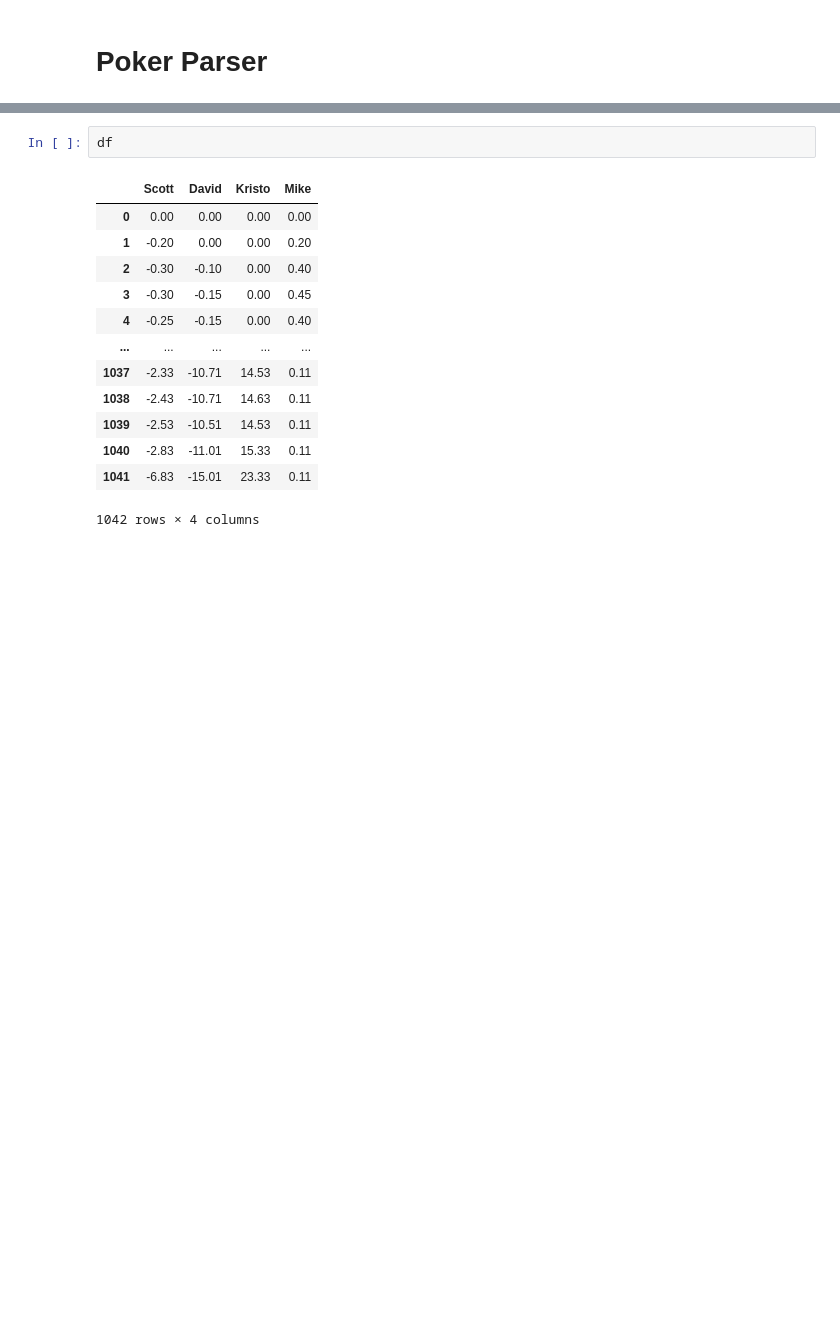
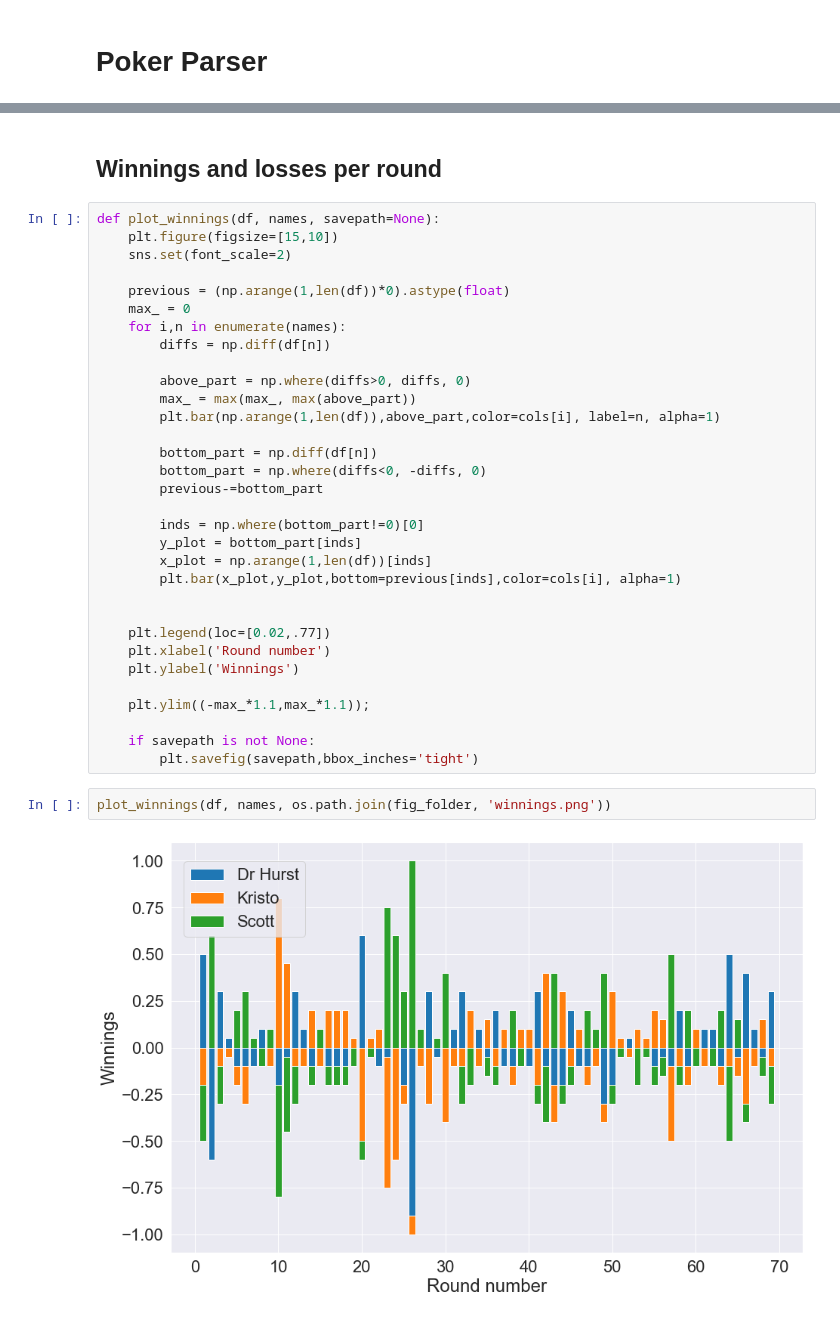
Before and after one commit to ScottVinay/Poker-Parser, a Jupyter notebook: src/Poker_Parser.ipynb, the cells around one changed output, grey strips where cells are left out. Saved outputs shown, nothing was run; the diff lists cells and outputs as text; blank space fills up the shorter version.

```diff
--- a/src/Poker_Parser.ipynb
+++ b/src/Poker_Parser.ipynb
@@ -399,16 +97,38 @@ len(np.where(np.diff(df['Mike'])!=0)[0])
-# %%
-df
-# %% [output]
-|  | Scott | David | Kristo | Mike |
-| 0 | 0.00 | 0.00 | 0.00 | 0.00 |
-| 1 | -0.20 | 0.00 | 0.00 | 0.20 |
-| 2 | -0.30 | -0.10 | 0.00 | 0.40 |
-| 3 | -0.30 | -0.15 | 0.00 | 0.45 |
-| 4 | -0.25 | -0.15 | 0.00 | 0.40 |
-| ... | ... | ... | ... | ... |
-| 1037 | -2.33 | -10.71 | 14.53 | 0.11 |
-| 1038 | -2.43 | -10.71 | 14.63 | 0.11 |
-| 1039 | -2.53 | -10.51 | 14.53 | 0.11 |
-| 1040 | -2.83 | -11.01 | 15.33 | 0.11 |
-| 1041 | -6.83 | -15.01 | 23.33 | 0.11 |
-1042 rows × 4 columns
+# %% [markdown]
+## Winnings and losses per round
+# %%
+def plot_winnings(df, names, savepath=None):
+    plt.figure(figsize=[15,10])
+    sns.set(font_scale=2)
+
+    previous = (np.arange(1,len(df))*0).astype(float)
+    max_ = 0
+    for i,n in enumerate(names):
+        diffs = np.diff(df[n])
+
+        above_part = np.where(diffs>0, diffs, 0)
+        max_ = max(max_, max(above_part))
+        plt.bar(np.arange(1,len(df)),above_part,color=cols[i], label=n, alpha=1)
+
+        bottom_part = np.diff(df[n])
+        bottom_part = np.where(diffs<0, -diffs, 0)
+        previous-=bottom_part
+
+        inds = np.where(bottom_part!=0)[0]
+        y_plot = bottom_part[inds]
+        x_plot = np.arange(1,len(df))[inds]
+        plt.bar(x_plot,y_plot,bottom=previous[inds],color=cols[i], alpha=1)
+
+
+    plt.legend(loc=[0.02,.77])
+    plt.xlabel('Round number')
+    plt.ylabel('Winnings')
+
+    plt.ylim((-max_*1.1,max_*1.1));
+
+    if savepath is not None:
+        plt.savefig(savepath,bbox_inches='tight')
+# %%
+plot_winnings(df, names, os.path.join(fig_folder, 'winnings.png'))
+# %% [output]
+[figure, added]
```
Also changed, not shown: parts of 71 cells of this notebook, 4 other files.
